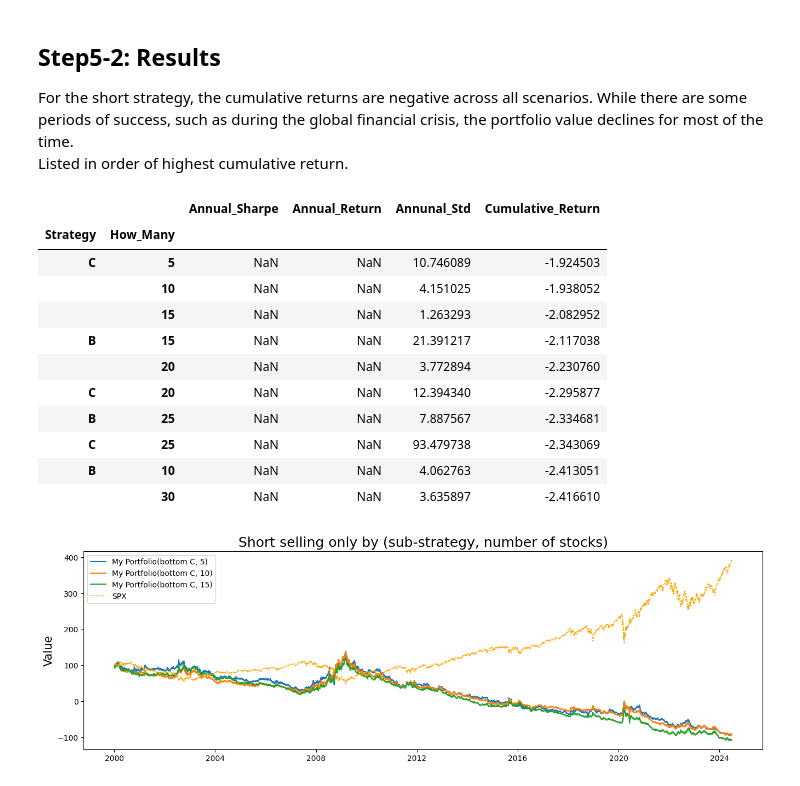
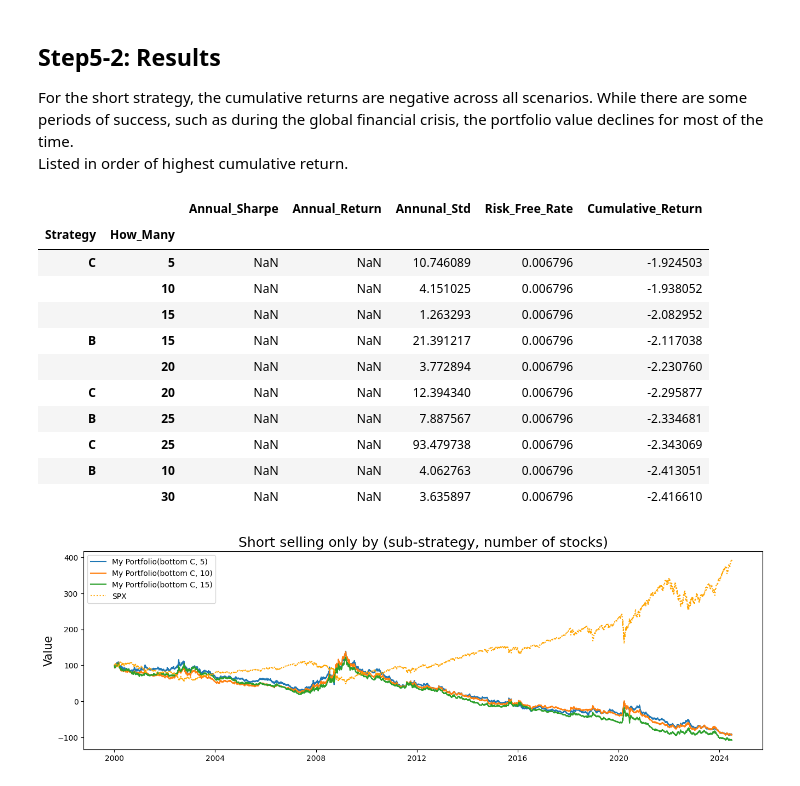
Before and after one commit to wisdomworker/Investments_2025, a Jupyter notebook: Inv_project_v2.ipynb, the cells around one changed output. Drawn from its saved outputs; the diff is of its cells as text; code cells hidden in the pictures.

```diff
--- a/Inv_project_v2.ipynb
+++ b/Inv_project_v2.ipynb
@@ -88,6 +92,12 @@ factors_sorted
 | 2023-12-29 | 10.2 | 0.521127 | -11.1 | -21.3 | 374.4474 | ... |
 | 2024-03-28 | 10.2 | 0.521127 | -11.1 | -21.3 | 374.4474 | ... |
 98 rows × 8491 columns
+# %%
+rfrate = pd.read_excel("/content/drive/MyDrive/Inv_project/rfrate.xlsx", index_col=0, header=0)
+# %%
+rfrate = rfrate.loc[rfrate.index.isin(daily_price.index)]
+rfrate.index = pd.to_datetime(rfrate.index, format="%Y-%m-%d")
+rfrate.index = rfrate.index.tz_localize(None)
 # %% [markdown]
 #Step3 : Define Sub-Strategies
 
@@ -399,9 +409,10 @@ def backtest_longonly_top(daily_price, Strategy = 'C', initial_value = 100, fee=
     Cum_Return = float((my_pf.iloc[-1] / my_pf.iloc[0])-1)
     My_Port_Return = float(  (my_pf.iloc[-1] / my_pf.iloc[0]) **(1/n) -1  )
     My_Port_Std = float(my_pf.pct_change().iloc[1:].std().round(5)) * np.sqrt(252)
-    Ann_Sharpe = My_Port_Return / My_Port_Std
+    riskfree_return = rfrate.mean()[0]
+    Ann_Sharpe = (My_Port_Return - riskfree_return ) / My_Port_Std
 
-    result = pd.DataFrame([Cum_Return, My_Port_Return, My_Port_Std, Ann_Sharpe], index = ['Cumulative_Return','Annual_Return','Annunal_Std','Annual_Sharpe'])
+    result = pd.DataFrame([Cum_Return, riskfree_return, My_Port_Return, My_Port_Std, Ann_Sharpe], index = ['Cumulative_Return','Risk_Free_Rate', 'Annual_Return','Annunal_Std','Annual_Sharpe'])
     result.columns = [str(my_pf.index[0])[:10] + '_To_'+str(my_pf.index[-1])[:10]]
 
     return my_pf, result
@@ -474,9 +485,10 @@ def backtest_shortonly_bottom(daily_price, Strategy = 'C', initial_value = 100,
     Cum_Return = float((my_pf.iloc[-1] / my_pf.iloc[0])-1)
     My_Port_Return = float(  (my_pf.iloc[-1] / my_pf.iloc[0]) **(1/n) -1  )
     My_Port_Std = float(my_pf.pct_change().iloc[1:].std().round(5)) * np.sqrt(252)
-    Ann_Sharpe = My_Port_Return / My_Port_Std
+    riskfree_return = rfrate.mean()[0]
+    Ann_Sharpe = (My_Port_Return - riskfree_return ) / My_Port_Std
 
-    result = pd.DataFrame([Cum_Return, My_Port_Return, My_Port_Std, Ann_Sharpe], index = ['Cumulative_Return','Annual_Return','Annunal_Std','Annual_Sharpe'])
+    result = pd.DataFrame([Cum_Return, riskfree_return, My_Port_Return, My_Port_Std, Ann_Sharpe], index = ['Cumulative_Return','Risk_Free_Rate', 'Annual_Return','Annunal_Std','Annual_Sharpe'])
     result.columns = [str(my_pf.index[0])[:10] + '_To_'+str(my_pf.index[-1])[:10]]
 
     return my_pf, result
@@ -568,9 +580,10 @@ def backtest_longshort(daily_price, L_Strategy = 'C',S_Strategy = 'C', initial_v
     Cum_Return = float((my_pf.iloc[-1] / my_pf.iloc[0])-1)
     My_Port_Return = float(  (my_pf.iloc[-1] / my_pf.iloc[0]) **(1/n) -1  )
     My_Port_Std = float(my_pf.pct_change().iloc[1:].std().round(5)) * np.sqrt(252)
-    Ann_Sharpe = My_Port_Return / My_Port_Std
+    riskfree_return = rfrate.mean()[0]
+    Ann_Sharpe = (My_Port_Return - riskfree_return ) / My_Port_Std
 
-    result = pd.DataFrame([Cum_Return, My_Port_Return, My_Port_Std, Ann_Sharpe], index = ['Cumulative_Return','Annual_Return','Annunal_Std','Annual_Sharpe'])
+    result = pd.DataFrame([Cum_Return, riskfree_return, My_Port_Return, My_Port_Std, Ann_Sharpe], index = ['Cumulative_Return','Risk_Free_Rate', 'Annual_Return','Annunal_Std','Annual_Sharpe'])
     result.columns = [str(my_pf.index[0])[:10] + '_To_'+str(my_pf.index[-1])[:10]]
 
     return my_pf, result
@@ -604,9 +617,10 @@ def backtest_sp500(daily_spx, initial_value = 100, fee=0.00):
     Cum_Return = float((index_pf.iloc[-1] / index_pf.iloc[0])-1)
     My_Port_Return = float(  (index_pf.iloc[-1] / index_pf.iloc[0]) **(1/n) -1  )
     My_Port_Std = float(index_pf.pct_change().iloc[1:].std().round(5)) * np.sqrt(252)
-    Ann_Sharpe = My_Port_Return / My_Port_Std
+    riskfree_return = rfrate.mean()[0]
+    Ann_Sharpe = (My_Port_Return - riskfree_return ) / My_Port_Std
 
-    result = pd.DataFrame([Cum_Return, My_Port_Return, My_Port_Std, Ann_Sharpe], index = ['Cumulative_Return','Annual_Return','Annunal_Std','Annual_Sharpe'])
+    result = pd.DataFrame([Cum_Return, riskfree_return, My_Port_Return, My_Port_Std, Ann_Sharpe], index = ['Cumulative_Return', 'Risk_Free_Rate', 'Annual_Return','Annunal_Std','Annual_Sharpe'])
     result.columns = [str(index_pf.index[0])[:10] + '_To_'+str(index_pf.index[-1])[:10]]
 
     return index_pf, result
@@ -728,31 +748,30 @@ short_results_combined = (
 
 short_max_sharpe = short_results_combined.unstack(level=2)
 short_max_sharpe.columns = short_max_sharpe.columns.droplevel(0)
-short_max_sharpe = short_max_sharpe.sort_values(by='Cumulative_Return', ascending=False).filter(['Annual_Sharpe', 'Annual_Return', 'Annunal_Std', 'Cumulative_Return'])
+short_max_sharpe = short_max_sharpe.sort_values(by='Cumulative_Return', ascending=False).filter(['Annual_Sharpe', 'Annual_Return', 'Annunal_Std', 'Risk_Free_Rate', 'Cumulative_Return'])
 
-short_pf_combined.to_pickle('short_pf_combined.pickle')
-short_results_combined.to_pickle('short_results_combined.pickle')
-short_max_sharpe.to_pickle('short_max_sharpe.pickle')
+short_pf_combined.to_excel('/content/drive/MyDrive/Inv_project/short_pf_combined.xlsx')
+short_results_combined.to_excel('/content/drive/MyDrive/Inv_project/short_results_combined.xlsx')
+short_max_sharpe.to_excel('/content/drive/MyDrive/Inv_project/short_max_sharpe.xlsx')
 # %% [markdown]
 ## Step5-2: Results
 For the short strategy, the cumulative returns are negative across all scenarios. While there are some periods of success, such as during the global financial crisis, the portfolio value declines for most of the time.
 Listed in order of highest cumulative return.
 # %%
-short_max_sharpe.to_excel("short_max_sharpe.xlsx")
 short_max_sharpe.head(10)
 # %% [output]
-|  |  | Annual_Sharpe | Annual_Return | Annunal_Std | Cumulative_Return |
-| Strategy | How_Many |  |  |  |  |
-| C | 5 | NaN | NaN | 10.746089 | -1.924503 |
-|  | 10 | NaN | NaN | 4.151025 | -1.938052 |
-|  | 15 | NaN | NaN | 1.263293 | -2.082952 |
-| B | 15 | NaN | NaN | 21.391217 | -2.117038 |
-|  | 20 | NaN | NaN | 3.772894 | -2.230760 |
-| C | 20 | NaN | NaN | 12.394340 | -2.295877 |
-| B | 25 | NaN | NaN | 7.887567 | -2.334681 |
-| C | 25 | NaN | NaN | 93.479738 | -2.343069 |
-| B | 10 | NaN | NaN | 4.062763 | -2.413051 |
-|  | 30 | NaN | NaN | 3.635897 | -2.416610 |
+|  |  | Annual_Sharpe | Annual_Return | Annunal_Std | Risk_Free_Rate | Cumulative_Return |
+| Strategy | How_Many |  |  |  |  |  |
+| C | 5 | NaN | NaN | 10.746089 | 0.006796 | -1.924503 |
+|  | 10 | NaN | NaN | 4.151025 | 0.006796 | -1.938052 |
+|  | 15 | NaN | NaN | 1.263293 | 0.006796 | -2.082952 |
+| B | 15 | NaN | NaN | 21.391217 | 0.006796 | -2.117038 |
+|  | 20 | NaN | NaN | 3.772894 | 0.006796 | -2.230760 |
+| C | 20 | NaN | NaN | 12.394340 | 0.006796 | -2.295877 |
+| B | 25 | NaN | NaN | 7.887567 | 0.006796 | -2.334681 |
+| C | 25 | NaN | NaN | 93.479738 | 0.006796 | -2.343069 |
+| B | 10 | NaN | NaN | 4.062763 | 0.006796 | -2.413051 |
+|  | 30 | NaN | NaN | 3.635897 | 0.006796 | -2.416610 |
 # %%
 my_pf_shortbottom1 = short_pf_combined[(short_pf_combined.index.get_level_values(0) == 'C') &(short_pf_combined.index.get_level_values(1) == 5) ].droplevel([0, 1])
 my_pf_shortbottom2 = short_pf_combined[(short_pf_combined.index.get_level_values(0) == 'C') &(short_pf_combined.index.get_level_values(1) == 10) ].droplevel([0, 1])
```
Also changed, not shown: parts of 16 cells of this notebook.
